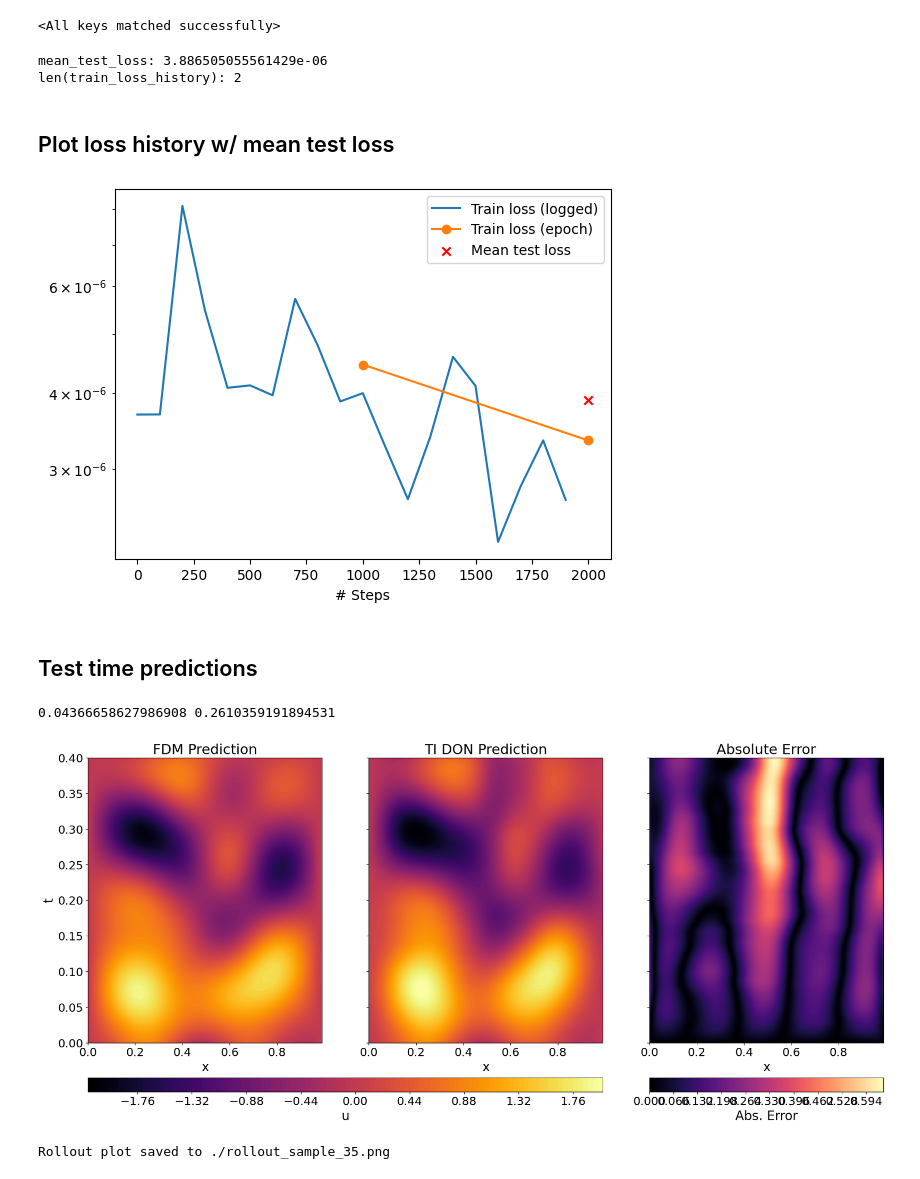
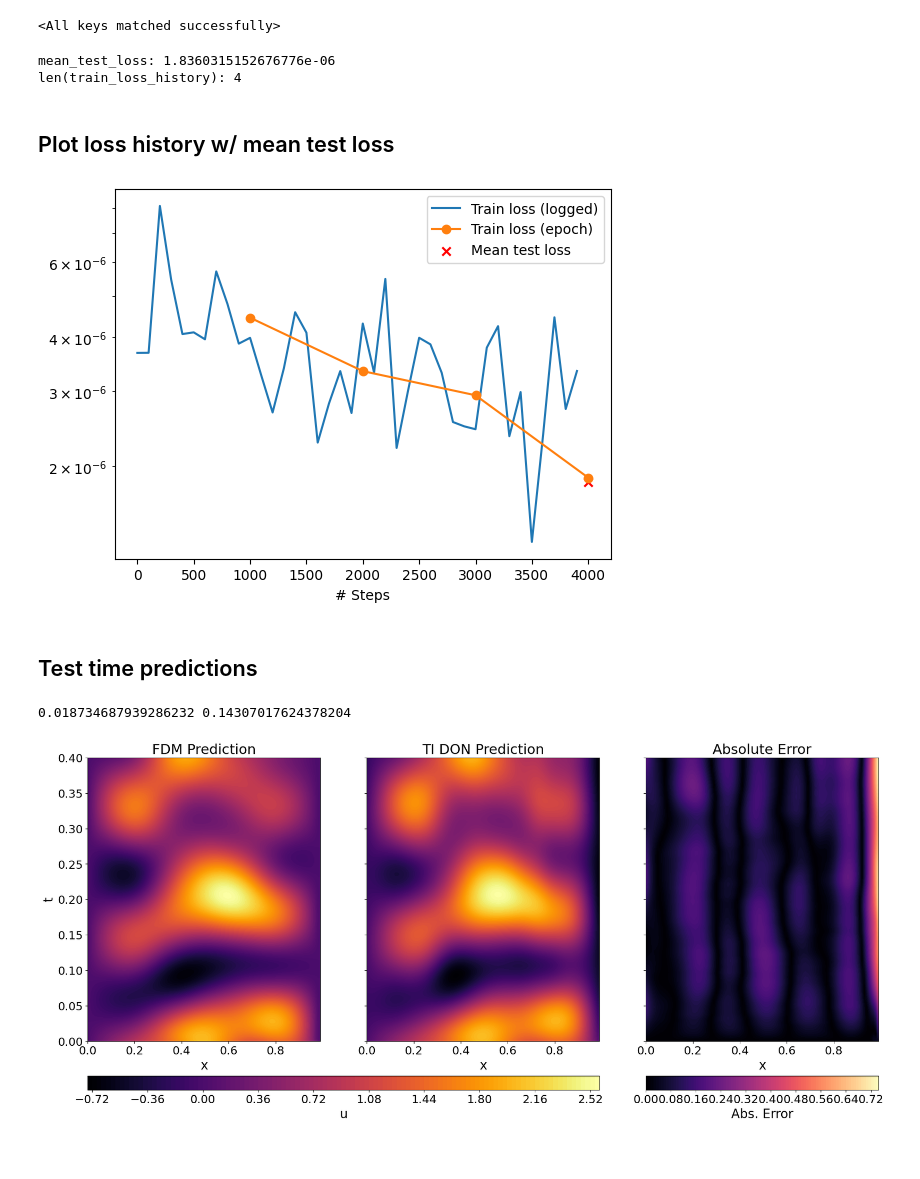
Before and after one commit to EladMichael/neuromancer, a Jupyter notebook: examples/neural_operators/Part_8_TIDON_HEAT.ipynb, the cells around one changed output. Saved outputs shown, nothing was run; the diff lists cells and outputs as text; code cells hidden in the pictures; blank space fills up the shorter version.

```diff
--- a/examples/neural_operators/Part_8_TIDON_HEAT.ipynb
+++ b/examples/neural_operators/Part_8_TIDON_HEAT.ipynb
@@ -355,6 +377,6 @@ problem.show()  # graphviz library needed for graph visualization
 # %%
 # result_dir = './'
-epochs = int(2)  # 5 passes of 1000 steps each
+epochs = int(3)  # 5 passes of 1000 steps each
 log_iter = 5
 lr = 1e-3
 transition_steps = 2000
@@ -488,8 +494,8 @@ mean_test_loss = best_outputs["mean_test_loss"].detach().cpu().numpy()
 print(f"mean_test_loss: {mean_test_loss}")
 print(f"len(train_loss_history): {len(train_loss_history)}")
 # %% [output]
-mean_test_loss: 3.886505055561429e-06
-len(train_loss_history): 2
+mean_test_loss: 1.8360315152676776e-06
+len(train_loss_history): 4
 # %% [markdown]
 ## Plot loss history w/ mean test loss
 # %%
@@ -499,8 +505,6 @@ plt.semilogy(
     lr_callback.step_indices, lr_callback.step_losses, label="Train loss (logged)"
 )
 plt.semilogy(epoch_steps, train_loss_history, "o-", label="Train loss (epoch)")
-# if dev_loss_history:
-#     plt.semilogy(dev_epoch_steps, dev_loss_history, "o-", label="Dev loss (epoch)")
 
 plt.scatter(
     epoch_steps[-1],
@@ -514,7 +518,7 @@ plt.xlabel("# Steps")
 plt.legend()
 plt.show()
 # %% [output]
-[figure, old version]
+[figure, new version]
 # %% [markdown]
 ## Test time predictions
 # %%
@@ -545,19 +549,21 @@ def autoregressive_rollout(sample_id_value):
 
     return mse_loss, rel_l2_error, rollout_pred, true_states
 # %%
-sample_id = 35  # change this to test other samples
+sample_id = 12  # change this to test other samples
 mse_loss, rel_l2_error, rollout_pred, true_states = autoregressive_rollout(sample_id)
 print(mse_loss.item(), rel_l2_error.item())
 # %% [output]
-0.04366658627986908 0.2610359191894531
+0.018734687939286232 0.14307017624378204
 # %%
 import matplotlib.gridspec as gridspec
 
-result_dir = "./"
-
 
 def plot_rollout_results(
-    true_states, rollout_pred, x_cord, dt_value, sample_id_value, result_dir
+    true_states,
+    rollout_pred,
+    x_cord,
+    dt_value,
+    sample_id_value,
 ):
     x_axis = x_cord.squeeze()
     T_plus_1 = true_states.shape[0]
@@ -621,11 +627,7 @@ def plot_rollout_results(
     cbar2.set_label("Abs. Error", fontsize=20)
     cbar2.ax.tick_params(labelsize=18)
 
-    output_path = os.path.join(result_dir, f"rollout_sample_{sample_id_value}.png")
-    fig.savefig(output_path, dpi=200, bbox_inches="tight")
     plt.show()
-    plt.close(fig)
-    print(f"Rollout plot saved to {output_path}")
 # %%
 # assumes plot_rollout_results is already defined
 
@@ -636,33 +638,31 @@ def rollout_and_plot(sample_id_value):
 
     with torch.no_grad():
         u_t = solutions[sample_id_value, 0, :].float().to(device)
         true_states = solutions[sample_id_value, :, :].float().to(device)
         control_seq = controls[sample_id_value, :, :].float().to(device)
 
         preds = [u_t]
         for t in range(control_seq.shape[0]):
             batch = {
                 "u_t": u_t.unsqueeze(0),
                 "f_t": control_seq[t : t + 1, :],
             }
             out = node(batch)
             u_t = out["u_t"].squeeze(0)
             preds.append(u_t)
 
         rollout_pred = torch.stack(preds, dim=0)
 
     plot_rollout_results(
         true_states.detach().cpu().numpy(),
         rollout_pred.detach().cpu().numpy(),
         x_cord.detach().cpu().numpy(),
         dt,
         sample_id_value,
-        result_dir,
     )
 
 
 # run it
 rollout_and_plot(sample_id)
 # %% [output]
-[figure, old version]
+[figure, new version]
-Rollout plot saved to ./rollout_sample_35.png
```
Also changed, not shown: parts of 13 cells of this notebook.
